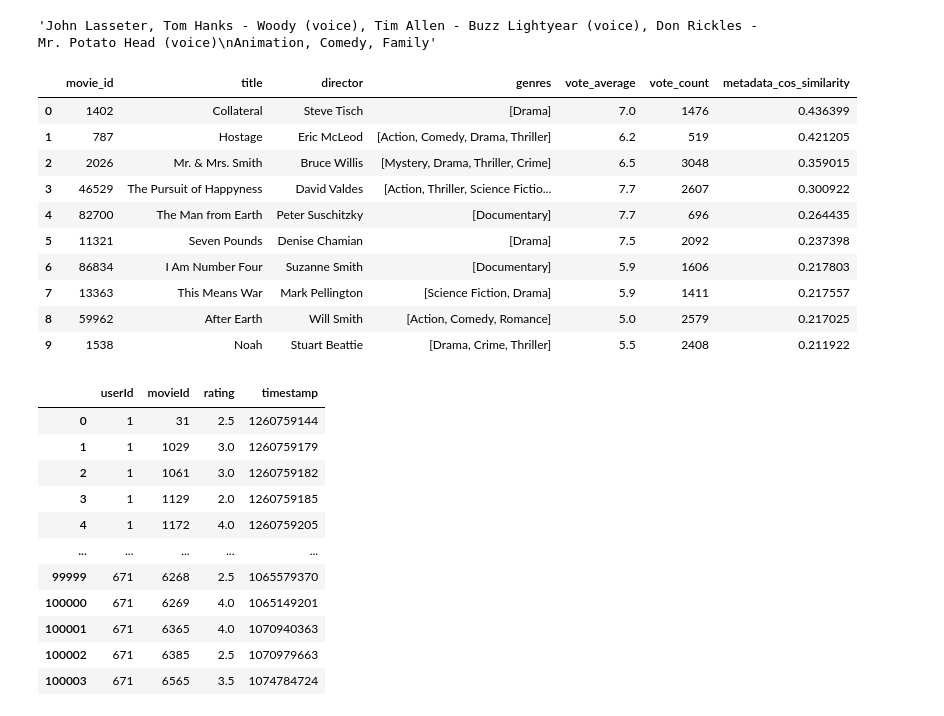
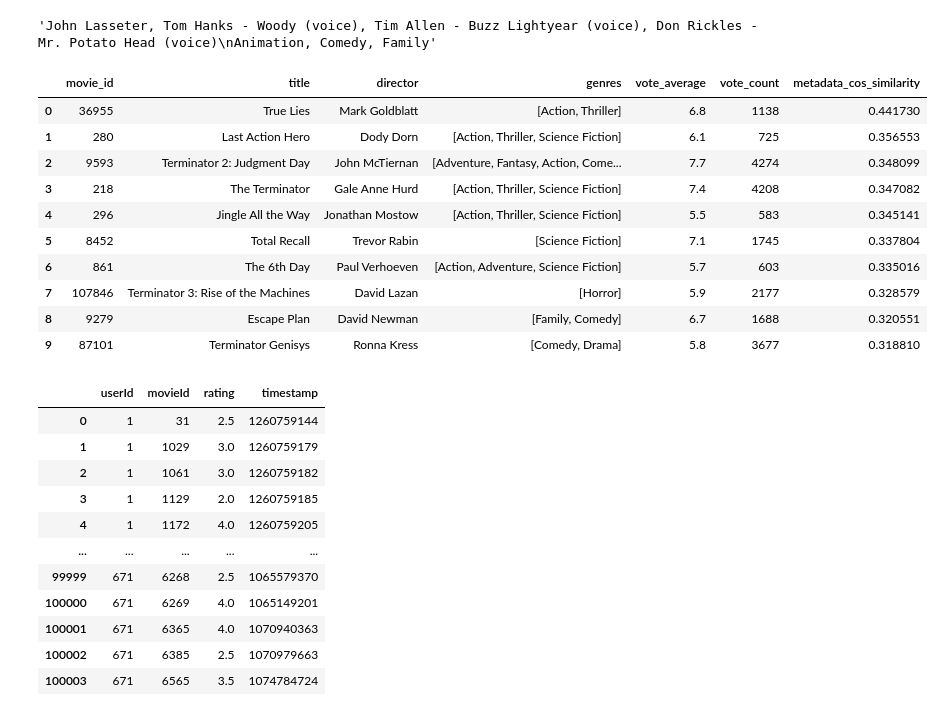
Before and after one commit to medram/movies_recommendation_system, a Jupyter notebook: recomendation_system.ipynb, the cells around one changed output. Cells and saved outputs as stored; diff of their text form; code cells hidden in the pictures.

```diff
--- a/recomendation_system.ipynb
+++ b/recomendation_system.ipynb
@@ -277,20 +277,20 @@ def metadata_recommender(query, df, n_results=10):
     df = df.reindex(columns=['movie_id', 'title', 'director', 'genres', 'vote_average', 'vote_count', 'metadata_cos_similarity'])
 
     return df
-# %%
-metadata_recommender('Will Smith', metadata_df)
-# %% [output]
-|  | movie_id | title | director | genres | vote_average | vote_count | metadata_cos_similarity |
-| 0 | 1402 | Collateral | Steve Tisch | [Drama] | 7.0 | 1476 | 0.436399 |
-| 1 | 787 | Hostage | Eric McLeod | [Action, Comedy, Drama, Thriller] | 6.2 | 519 | 0.421205 |
-| 2 | 2026 | Mr. & Mrs. Smith | Bruce Willis | [Mystery, Drama, Thriller, Crime] | 6.5 | 3048 | 0.359015 |
-| 3 | 46529 | The Pursuit of Happyness | David Valdes | [Action, Thriller, Science Fictio... | 7.7 | 2607 | 0.300922 |
-| 4 | 82700 | The Man from Earth | Peter Suschitzky | [Documentary] | 7.7 | 696 | 0.264435 |
-| 5 | 11321 | Seven Pounds | Denise Chamian | [Drama] | 7.5 | 2092 | 0.237398 |
-| 6 | 86834 | I Am Number Four | Suzanne Smith | [Documentary] | 5.9 | 1606 | 0.217803 |
-| 7 | 13363 | This Means War | Mark Pellington | [Science Fiction, Drama] | 5.9 | 1411 | 0.217557 |
-| 8 | 59962 | After Earth | Will Smith | [Action, Comedy, Romance] | 5.0 | 2579 | 0.217025 |
-| 9 | 1538 | Noah | Stuart Beattie | [Drama, Crime, Thriller] | 5.5 | 2408 | 0.211922 |
+# %%
+metadata_recommender('Arnold Schwarzenegger', metadata_df)
+# %% [output]
+|  | movie_id | title | director | genres | vote_average | vote_count | metadata_cos_similarity |
+| 0 | 36955 | True Lies | Mark Goldblatt | [Action, Thriller] | 6.8 | 1138 | 0.441730 |
+| 1 | 280 | Last Action Hero | Dody Dorn | [Action, Thriller, Science Fiction] | 6.1 | 725 | 0.356553 |
+| 2 | 9593 | Terminator 2: Judgment Day | John McTiernan | [Adventure, Fantasy, Action, Come... | 7.7 | 4274 | 0.348099 |
+| 3 | 218 | The Terminator | Gale Anne Hurd | [Action, Thriller, Science Fiction] | 7.4 | 4208 | 0.347082 |
+| 4 | 296 | Jingle All the Way | Jonathan Mostow | [Action, Thriller, Science Fiction] | 5.5 | 583 | 0.345141 |
+| 5 | 8452 | Total Recall | Trevor Rabin | [Science Fiction] | 7.1 | 1745 | 0.337804 |
+| 6 | 861 | The 6th Day | Paul Verhoeven | [Action, Adventure, Science Fiction] | 5.7 | 603 | 0.335016 |
+| 7 | 107846 | Terminator 3: Rise of the Machines | David Lazan | [Horror] | 5.9 | 2177 | 0.328579 |
+| 8 | 9279 | Escape Plan | David Newman | [Family, Comedy] | 6.7 | 1688 | 0.320551 |
+| 9 | 87101 | Terminator Genisys | Ronna Kress | [Comedy, Drama] | 5.8 | 3677 | 0.318810 |
 # %%
 # User Based Recommender System
 
```
Also changed, not shown: parts of 5 cells of this notebook.
